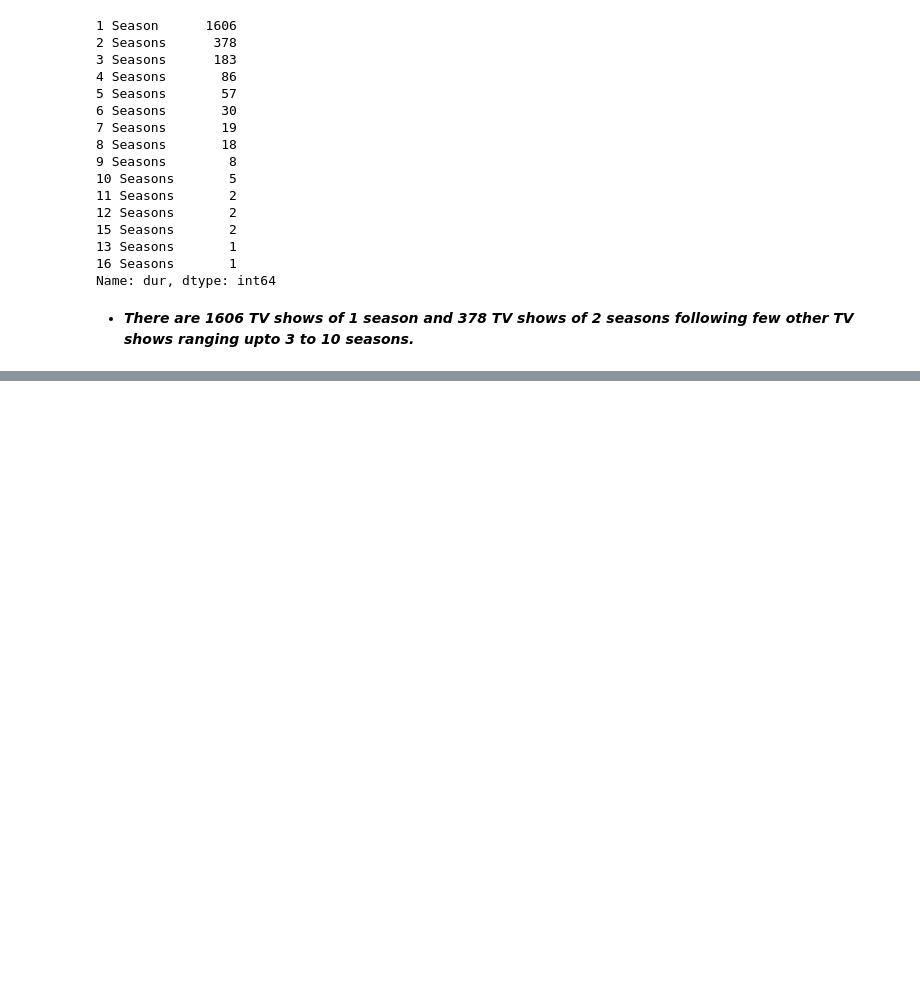
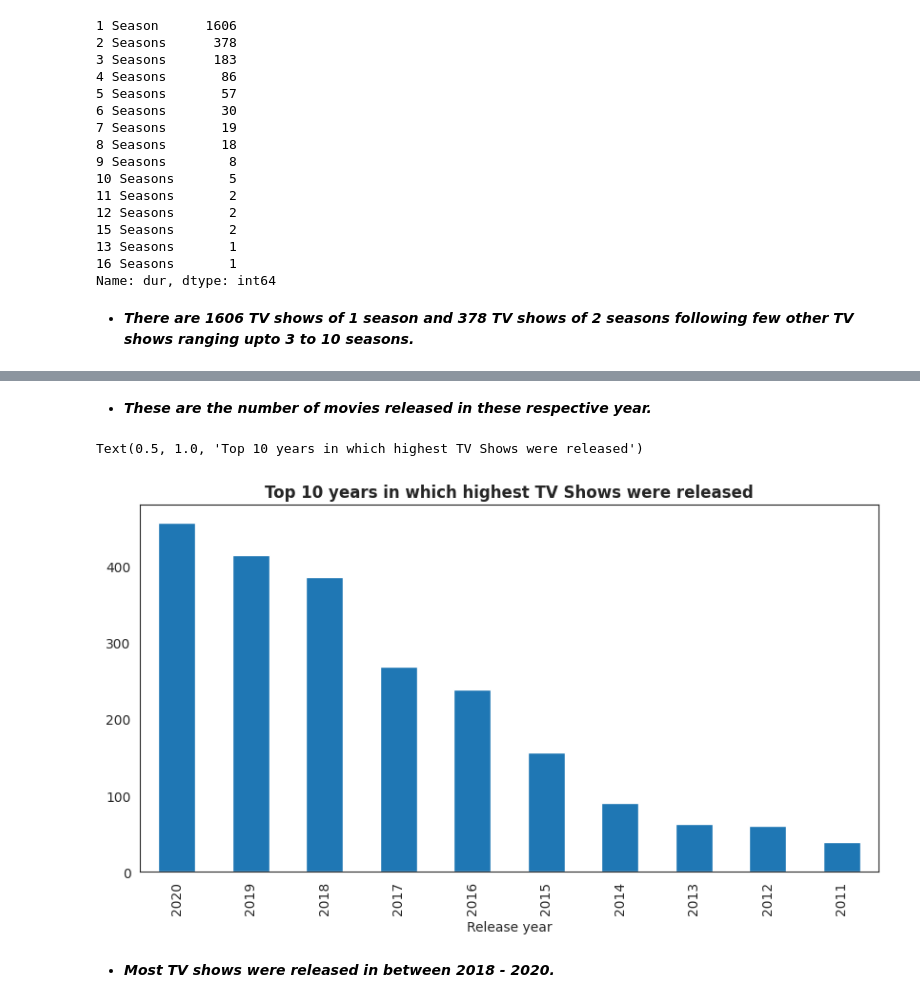
Before and after one commit to Sid-9823/Netflix-Movies-and-TV-Shows-Clustering, a Jupyter notebook: Netflix_Movies_and_TV_Shows_Clustering.ipynb, the cells around one changed output, grey strips where cells are left out. Drawn from its saved outputs; the diff is of its cells as text; code cells hidden in the pictures; blank space fills up the shorter version.

```diff
--- a/Netflix_Movies_and_TV_Shows_Clustering.ipynb
+++ b/Netflix_Movies_and_TV_Shows_Clustering.ipynb
@@ -497,0 +502,14 @@ Text(0.5, 1.0, 'Top 10 years in which highest movies were released')
+# %% [markdown]
+* ***These are the number of movies released in these respective year.***
+# %%
+# Plotting a barplot.
+
+plt.figure(figsize=(10,5))
+tv['ry'].value_counts().head(10).plot(kind = 'bar')
+plt.xlabel('Release year')
+plt.title('Top 10 years in which highest TV Shows were released', fontweight = 'bold')
+# %% [output]
+Text(0.5, 1.0, 'Top 10 years in which highest TV Shows were released')
+[figure, added]
+# %% [markdown]
+* ***Most TV shows were released in between 2018 - 2020.***
```
Also changed, not shown: parts of 58 cells of this notebook.
